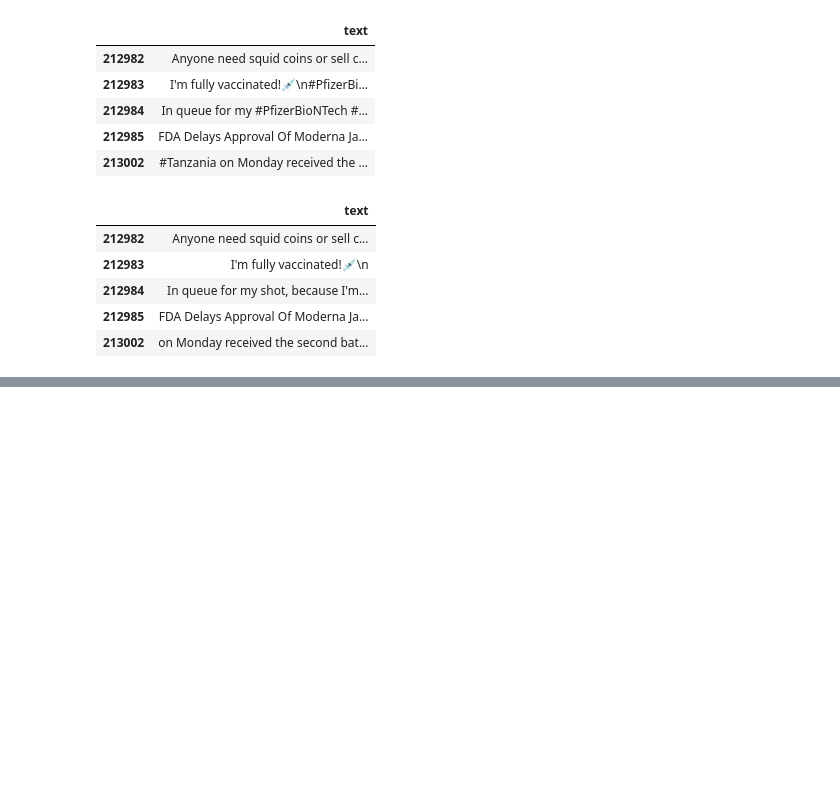
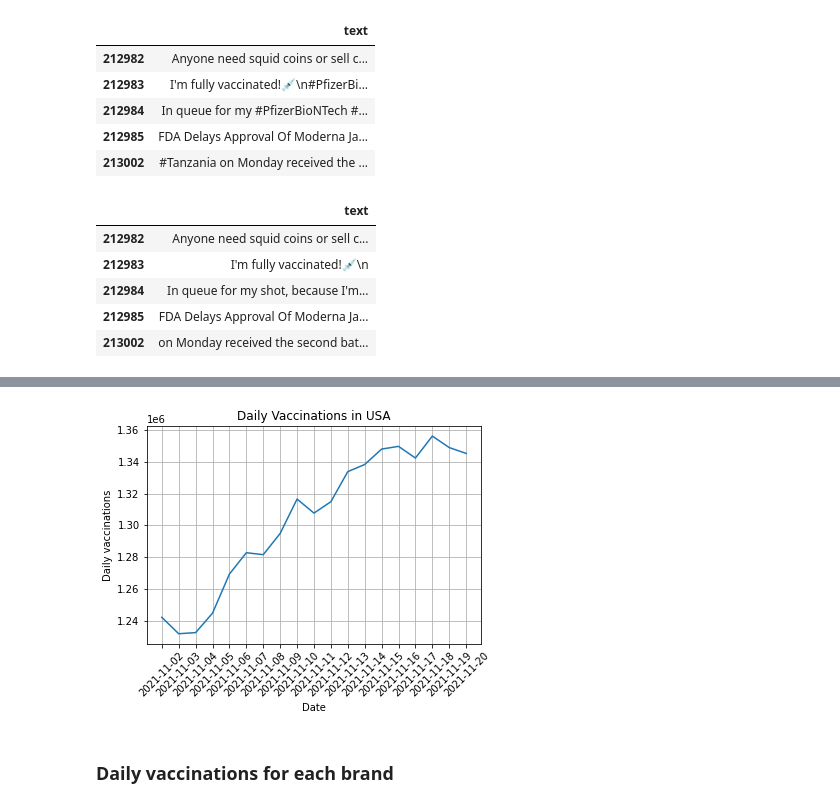
Before and after one commit to theQuert/inlpfun, a Jupyter notebook: Demo/Sentiment_Analysis_of_Covid19_Vaccination_tweets.ipynb, the cells around one changed output, grey strips where cells are left out. Saved outputs shown, nothing was run; the diff lists cells and outputs as text; code cells hidden in the pictures; blank space fills up the shorter version.

```diff
--- a/Demo/Sentiment_Analysis_of_Covid19_Vaccination_tweets.ipynb
+++ b/Demo/Sentiment_Analysis_of_Covid19_Vaccination_tweets.ipynb
@@ -1035,0 +1123,2 @@ topic_model.save('my_model')
+# %%
+datadf_vax = pd.read_csv('country_vaccinations.csv')
@@ -1035,0 +1134,8 @@ topic_model.save('my_model')
+# %%
+#
+col_names = ['country', 'people_fully_vaccinated' ,'date', 'daily_vaccinations', 'vaccines']
+datadf_vax_col = datadf_vax[col_names]
+# %%
+# set(datadf_vax_col['country'])
+data_df_usa = datadf_vax_col.loc[datadf_vax['country']=='United States']
+# 'United States'
@@ -1035,0 +1151,8 @@ topic_model.save('my_model')
+# %%
+df_vax_weeks_usa = data_df_usa.copy()
+# df_vax_weeks['date'] = pd.to_datetime(df_vax_weeks['date'], format='%Y%m%d', unit='s')
+start_date = '2021-11-01 0:00:00'
+end_date = '2021-11-20 23:59:59'
+mask = (df_vax_weeks_usa['date'] > start_date) & (df_vax_weeks_usa['date'] <= end_date)
+
+df_vax_weeks_usa = df_vax_weeks_usa.loc[mask]
@@ -1035,0 +1168,17 @@ topic_model.save('my_model')
+# %%
+import matplotlib.pyplot as plt
+axis_1 = df_vax_weeks_usa['date']
+axis_2 = df_vax_weeks_usa['daily_vaccinations']
+ano = df_vax_weeks_usa['people_fully_vaccinated']
+plt.title("Daily Vaccinations in USA")
+plt.ylabel("Daily vaccinations")
+plt.xlabel("Date")
+plt.xticks(rotation=45)
+plt.plot(axis_1, axis_2)
+plt.grid(True)
+plt.show()
+# plt.plot(axis_1, ano, '--')
+# %% [output]
+[figure, added]
+# %% [markdown]
+### Daily vaccinations for each brand
```
Also changed, not shown: parts of 78 cells of this notebook.
